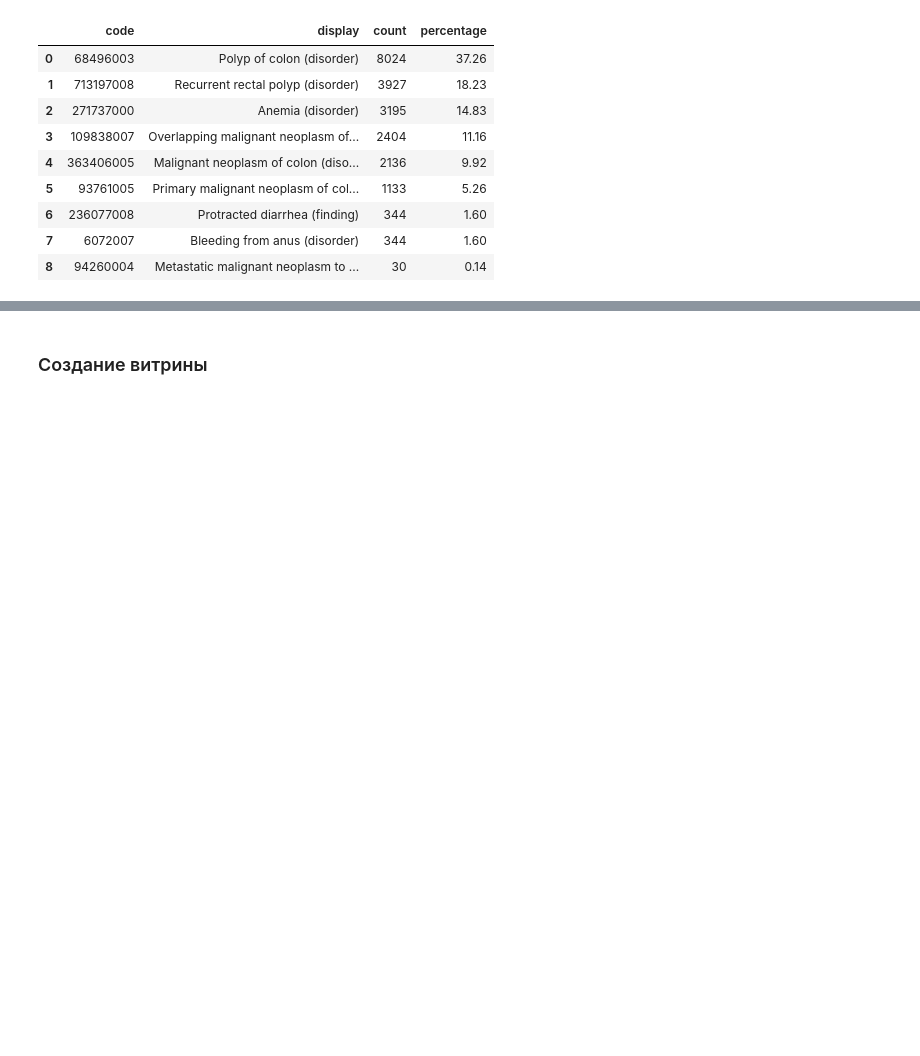
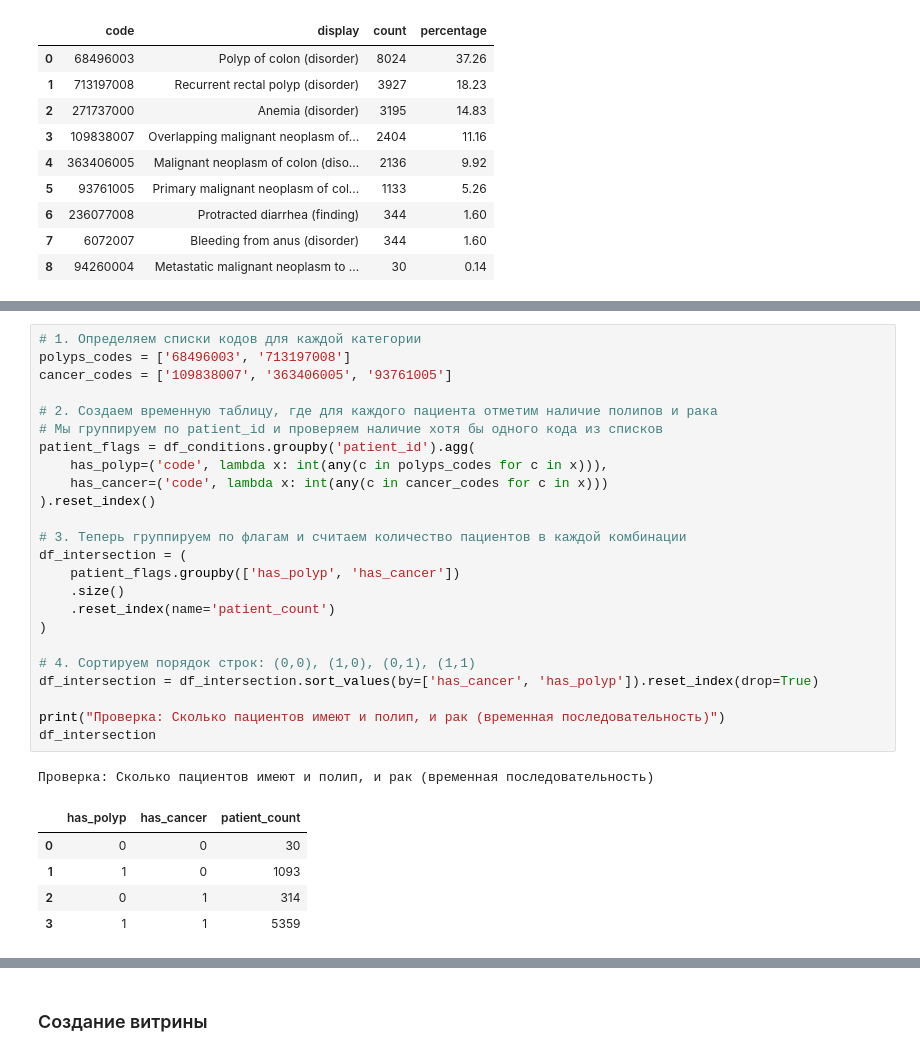
Before and after one commit to BalshowAndrew/oncology_fhir_analytics, a Jupyter notebook: notebooks/01_eda_clickhouse.ipynb, the cells around one changed output, grey strips where cells are left out. Drawn from its saved outputs; the diff is of its cells as text; blank space fills up the shorter version.

```diff
--- a/notebooks/01_eda_clickhouse.ipynb
+++ b/notebooks/01_eda_clickhouse.ipynb
@@ -235,0 +313,31 @@ df_cond_stats
+# %%
+# 1. Определяем списки кодов для каждой категории
+polyps_codes = ['68496003', '713197008']
+cancer_codes = ['109838007', '363406005', '93761005']
+
+# 2. Создаем временную таблицу, где для каждого пациента отметим наличие полипов и рака
+# Мы группируем по patient_id и проверяем наличие хотя бы одного кода из списков
+patient_flags = df_conditions.groupby('patient_id').agg(
+    has_polyp=('code', lambda x: int(any(c in polyps_codes for c in x))),
+    has_cancer=('code', lambda x: int(any(c in cancer_codes for c in x)))
+).reset_index()
+
+# 3. Теперь группируем по флагам и считаем количество пациентов в каждой комбинации
+df_intersection = (
+    patient_flags.groupby(['has_polyp', 'has_cancer'])
+    .size()
+    .reset_index(name='patient_count')
+)
+
+# 4. Сортируем порядок строк: (0,0), (1,0), (0,1), (1,1)
+df_intersection = df_intersection.sort_values(by=['has_cancer', 'has_polyp']).reset_index(drop=True)
+
+print("Проверка: Сколько пациентов имеют и полип, и рак (временная последовательность)")
+df_intersection
+# %% [output]
+Проверка: Сколько пациентов имеют и полип, и рак (временная последовательность)
+|  | has_polyp | has_cancer | patient_count |
+| 0 | 0 | 0 | 30 |
+| 1 | 1 | 0 | 1093 |
+| 2 | 0 | 1 | 314 |
+| 3 | 1 | 1 | 5359 |
```
Also changed, not shown: parts of 18 cells of this notebook, 2 other files.
